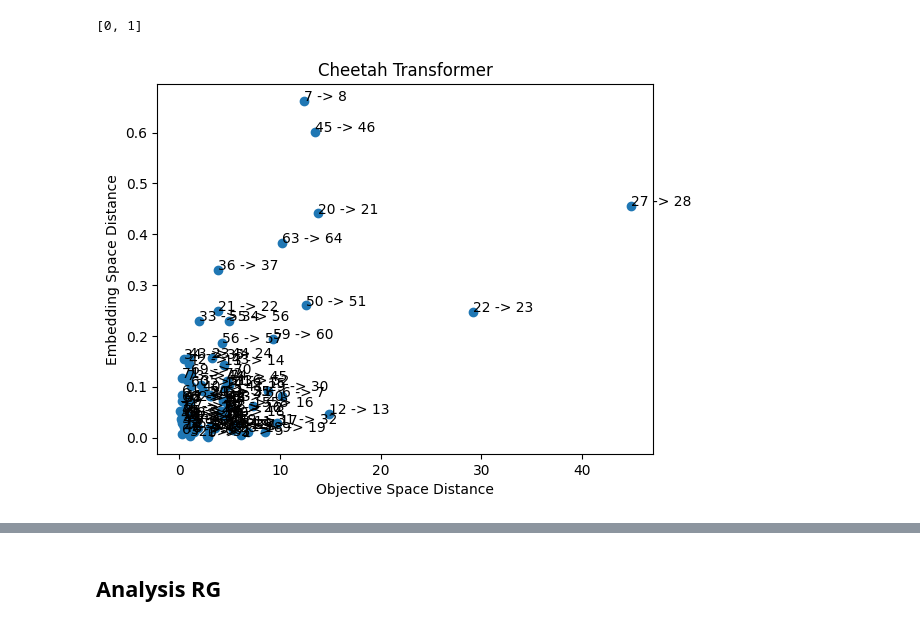
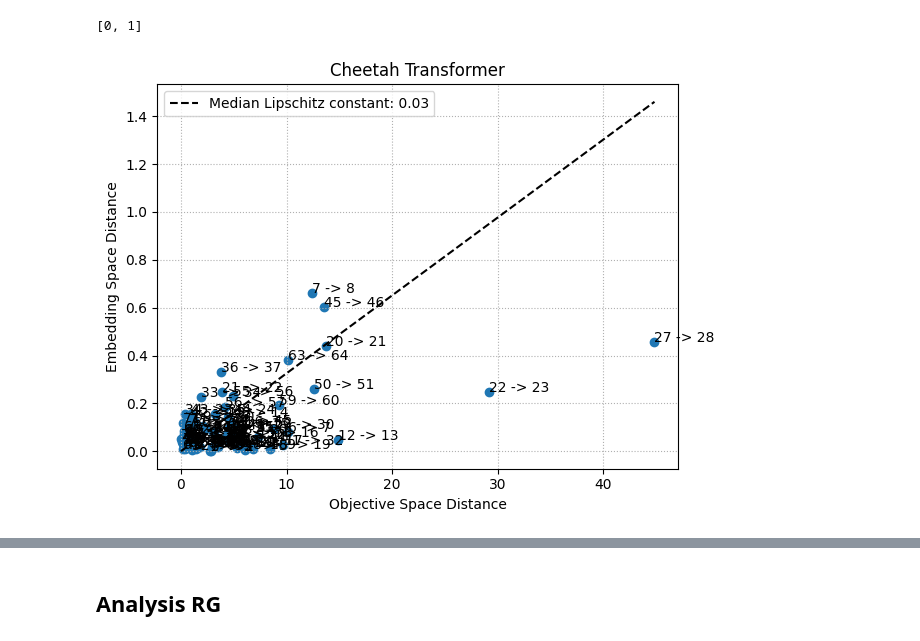
Before and after one commit to ffelten/Behavior-vs-Objective-Space, a Jupyter notebook: analysis_cheetah.ipynb, the cells around one changed output, grey strips where cells are left out. Drawn from its saved outputs; the diff is of its cells as text; code cells hidden in the pictures.

```diff
--- a/analysis_cheetah.ipynb
+++ b/analysis_cheetah.ipynb
@@ -243,19 +267,23 @@ def compute_lipschitz_constants(pareto_frontier: np.ndarray, embeddings: np.ndar
 
         print(f"Lipschitz constant for policy {i} ({sorted_pf[i]}, {sorted_emb[i]}) to {i+1} ({sorted_pf[i+1]}, {sorted_emb[i+1]}): {lipschitz_constants[-1]}, d_obj: {d_obj}, d_emb: {d_emb}")
 
-    return np.array(lipschitz_constants), np.array(d_objs), np.array(d_embs)
+    return np.array(lipschitz_constants), np.array(d_objs), np.array(d_embs), sorted_pf, sorted_emb
 
 
 
-lipschitz_constants_highway, d_objs_highway, d_embs_highway = compute_lipschitz_constants(pareto_frontier=returns_highway, embeddings=all_t_emb_high)
-lipschitz_constants_cheetah, d_objs_cheetah, d_embs_cheetah = compute_lipschitz_constants(pareto_frontier=returns, embeddings=all_t_emb_cheetah)
+lipschitz_constants_highway, d_objs_highway, d_embs_highway, sorted_pf_highway, sorted_emb_highway = compute_lipschitz_constants(pareto_frontier=returns_highway, embeddings=all_t_emb_high)
+lipschitz_constants_cheetah, d_objs_cheetah, d_embs_cheetah, sorted_pf_cheetah, sorted_emb_cheetah = compute_lipschitz_constants(pareto_frontier=returns, embeddings=all_t_emb_cheetah)
+
+
+lipschitz_constants_hopper_2d, d_objs_hopper_2d, d_embs_hopper_2d, sorted_pf_hopper_2d, sorted_emb_hopper_2d = compute_lipschitz_constants(pareto_frontier=returns_hopper_2d, embeddings=all_t_emb_hopper_2d)
+lipschitz_constants_hopper_3d, d_objs_hopper_3d, d_embs_hopper_3d, sorted_pf_hopper_3d, sorted_emb_hopper_3d = compute_lipschitz_constants(pareto_frontier=returns_hopper_3d, embeddings=all_t_emb_hopper_3d)
 
 
 
 import matplotlib.pyplot as plt
 import numpy as np
 
-fig, axs = plt.subplots(2, figsize=(12, 8))
+fig, axs = plt.subplots(4, figsize=(12, 8))
 
 # --- Plot 1: Left-Right ---
 fig.suptitle("Lipschitz Constants ", fontsize=16)
@@ -269,8 +297,20 @@ axs[1].set_title("Highway Embeddings")
 axs[1].set_ylabel("Lipschitz Constant")
 axs[1].set_xlabel("Policy i → i+1")
 
+axs[2].bar(np.arange(len(lipschitz_constants_hopper_2d)), lipschitz_constants_hopper_2d, alpha=0.7)
+axs[2].set_title("Hopper 2D Embeddings")
+axs[2].set_ylabel("Lipschitz Constant")
+axs[2].set_xlabel("Policy i → i+1")
+
+axs[3].bar(np.arange(len(lipschitz_constants_hopper_3d)), lipschitz_constants_hopper_3d, alpha=0.7)
+axs[3].set_title("Hopper 3D Embeddings")
+axs[3].set_ylabel("Lipschitz Constant")
+axs[3].set_xlabel("Policy i → i+1")
 
 
+
+
+plt.tight_layout()
 plt.show()
 # %% [output]
 Computing Lipschitz constant between policy 0 and 1
@@ -390,13 +430,25 @@ highest_pairs[0]
 # %%
 # make a scatter plot where the x axis are the distances in the objective space and the y axis are the distances in the embedding space
 plt.scatter(d_objs_cheetah, d_embs_cheetah)
 plt.xlabel("Objective Space Distance")
 plt.ylabel("Embedding Space Distance")
 plt.title("Cheetah Transformer")
+
 # add index as text labels
 for i, txt in enumerate(range(len(d_objs_cheetah))):
     plt.annotate(f"{i} -> {i+1}", (d_objs_cheetah[i], d_embs_cheetah[i]))
 
+# compute median Lipschitz
+median_lipschitz = np.median(lipschitz_constants_cheetah)
+
+# draw diagonal with slope = median Lipschitz
+x_vals = np.linspace(0, max(d_objs_cheetah), 10)
+plt.plot(x_vals, median_lipschitz * x_vals, color="black", linestyle="--",
+         label=f"Median Lipschitz constant: {median_lipschitz:.2f}")
+
+plt.legend()
+plt.grid(True, linestyle=":")
+plt.tight_layout()
 plt.show()
 # %% [output]
-[figure, old version]
+[figure, new version]
```
Also changed, not shown: parts of 5 cells of this notebook, 2 other files.
